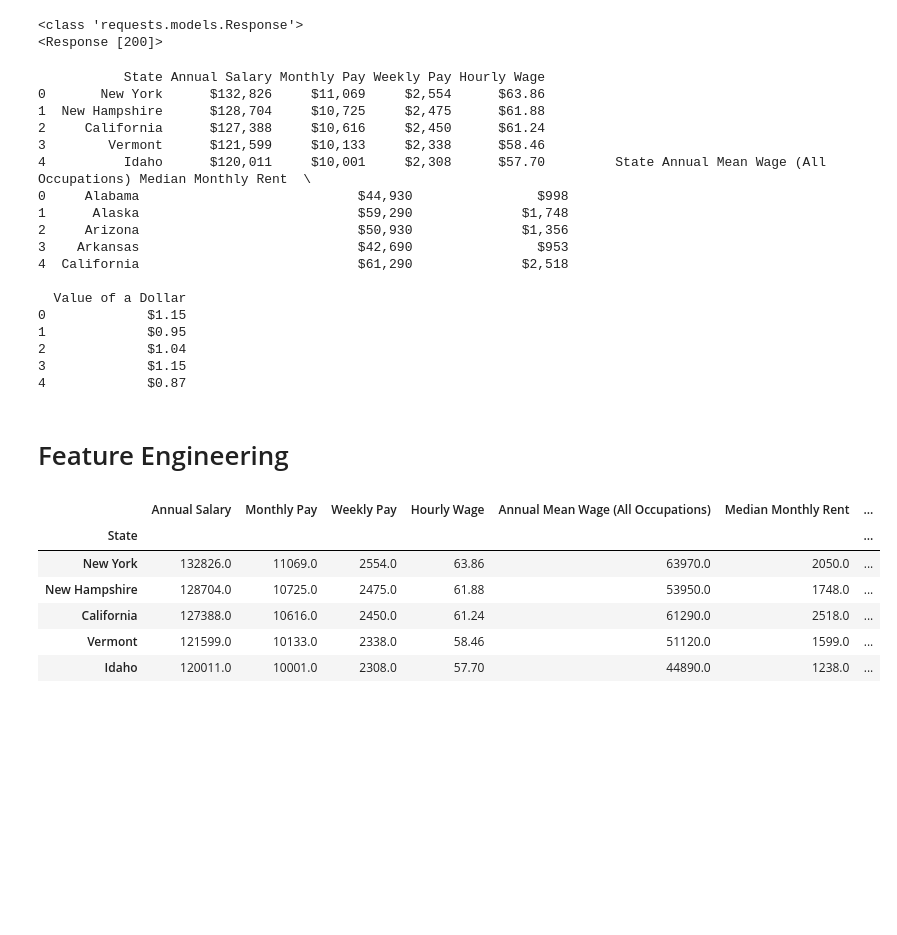
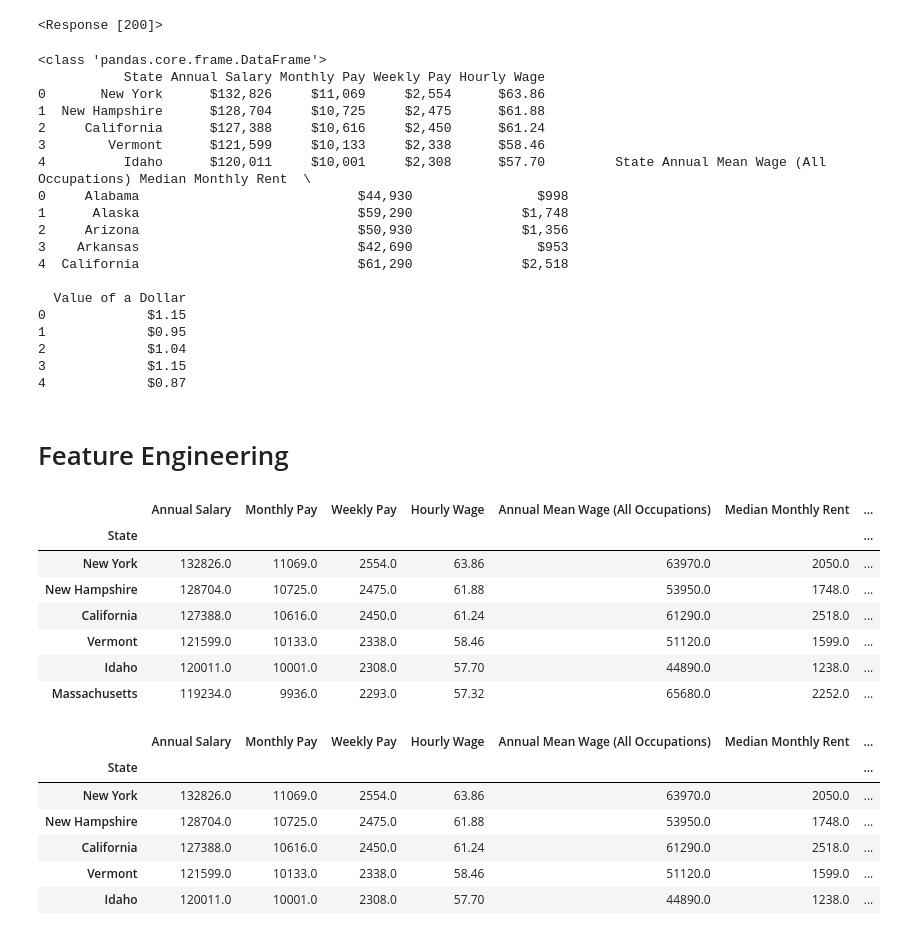
Before and after one commit to Mike-Xie/US_Salaries, a Jupyter notebook: notebook.ipynb, the cells around one changed output. Saved outputs shown, nothing was run; the diff lists cells and outputs as text; code cells hidden in the pictures; blank space fills up the shorter version.

```diff
--- a/notebook.ipynb
+++ b/notebook.ipynb
@@ -7,0 +34,9 @@ import matplotlib.pyplot as plt
+# %%
+job_url: str = "https://www.ziprecruiter.com/Salaries/What-Is-the-Average-Data-Scientist-Salary-by-State"
+job_response = requests.get(job_url, timeout=10)
+if "ind=null" in job_response.url:
+    print("Not found")
+    job_found = False
+else:
+    job_found = True
+print(job_response)
@@ -8,15 +78,9 @@ import matplotlib.pyplot as plt
 # %%
-url: str = "https://www.ziprecruiter.com/Salaries/What-Is-the-Average-Data-Scientist-Salary-by-State"
-
-response = requests.get(url, timeout=10)
-print(type(response))
-
+# ppe url table and response
 ppe_url = "https://www.patriotsoftware.com/blog/accounting/average-cost-living-by-state/"
-
-response_ppe = requests.get(ppe_url, timeout=10)
-print(response_ppe)
+ppe_response = requests.get(ppe_url, timeout=10)
+print(ppe_response)
 # %% [output]
-<class 'requests.models.Response'>
 <Response [200]>
 # %%
 """
@@ -27,17 +91,18 @@ read_html returns a list of DataFrame objects so we must concat
 them into a single one
 """
 
-list_of_df: List[pd.DataFrame] = pd.read_html(response.text)
-salary_table: pd.DataFrame = pd.concat(list_of_df)
-salary_table.to_csv("usa_data_science_wages.csv", index=False)
+salary_text: List[pd.DataFrame] = pd.read_html(job_response.text)
+salary_table: pd.DataFrame = pd.concat(salary_text)
+# salary_table.to_csv("usa_data_science_wages.csv", index=False)
 
 # header titles are actually row 0, default header titles are 0, 1, 2, etc.
-ppp = pd.read_html(response_ppe.text, header=0)
-ppp_table = pd.concat(ppp)
-ppp_table.to_csv("usa_ppe_by_state.csv", index=False)
-
+ppp_text: List[pd.DataFrame] = pd.read_html(ppe_response.text, header=0)
+ppp_table: pd.DataFrame = pd.concat(ppp_text)
+# ppp_table.to_csv("usa_ppe_by_state.csv", index=False)
+# print(type(ppp_table))
 print(salary_table.head(), ppp_table.head())
 # %% [output]
+<class 'pandas.core.frame.DataFrame'>
            State Annual Salary Monthly Pay Weekly Pay Hourly Wage
 0       New York      $132,826     $11,069     $2,554      $63.86
 1  New Hampshire      $128,704     $10,725     $2,475      $61.88
@@ -127,21 +200,31 @@ us_state_abbrev = {
 # %%
 # DS Features
 adjusted_salary_table = salary_table.join(ppp_table)
 adjusted_salary_table['Adjusted Annual Salary'] = adjusted_salary_table['Annual Salary'] * adjusted_salary_table['Value of a Dollar']
 adjusted_salary_table['Monthly Salary Minus Rent'] = adjusted_salary_table['Monthly Pay'] - adjusted_salary_table['Median Monthly Rent']
 adjusted_salary_table['DS All Jobs Multiple'] = adjusted_salary_table['Annual Salary'] / adjusted_salary_table['Annual Mean Wage (All Occupations)']
 adjusted_salary_table['Median Yearly Rent'] = adjusted_salary_table['Median Monthly Rent'] * 12
 adjusted_salary_table['Yearly Salary Minus Rent'] = adjusted_salary_table['Annual Salary'] - adjusted_salary_table['Median Yearly Rent']
 adjusted_salary_table['Adjusted Yearly Salary Minus Rent'] = adjusted_salary_table['Yearly Salary Minus Rent'] * adjusted_salary_table['Value of a Dollar']
 
 # All Jobs Features
 adjusted_salary_table['Median Salary Minus Rent'] = adjusted_salary_table['Annual Mean Wage (All Occupations)'] - adjusted_salary_table['Median Yearly Rent']
 adjusted_salary_table['Adjusted Median Salary Minus Rent'] = adjusted_salary_table['Median Salary Minus Rent'] * adjusted_salary_table['Value of a Dollar']
-adjusted_salary_table.head()
+
 
 index = adjusted_salary_table.index.map(us_state_abbrev)
 adjusted_salary_table['state initial'] = index
 adjusted_salary_table.to_csv('salaries.csv')
+adjusted_salary_table.head(6)
+# %% [output]
+|  | Annual Salary | Monthly Pay | Weekly Pay | Hourly Wage | Annual Mean Wage (All Occupations) | Median Monthly Rent | ... |
+| State |  |  |  |  |  |  | ... |
+| New York | 132826.0 | 11069.0 | 2554.0 | 63.86 | 63970.0 | 2050.0 | ... |
+| New Hampshire | 128704.0 | 10725.0 | 2475.0 | 61.88 | 53950.0 | 1748.0 | ... |
+| California | 127388.0 | 10616.0 | 2450.0 | 61.24 | 61290.0 | 2518.0 | ... |
+| Vermont | 121599.0 | 10133.0 | 2338.0 | 58.46 | 51120.0 | 1599.0 | ... |
+| Idaho | 120011.0 | 10001.0 | 2308.0 | 57.70 | 44890.0 | 1238.0 | ... |
+| Massachusetts | 119234.0 | 9936.0 | 2293.0 | 57.32 | 65680.0 | 2252.0 | ... |
 # %%
 adjusted_salary_table.head(5)
 # %% [output]
```
Also changed, not shown: parts of 7 cells of this notebook, 1 other file.
